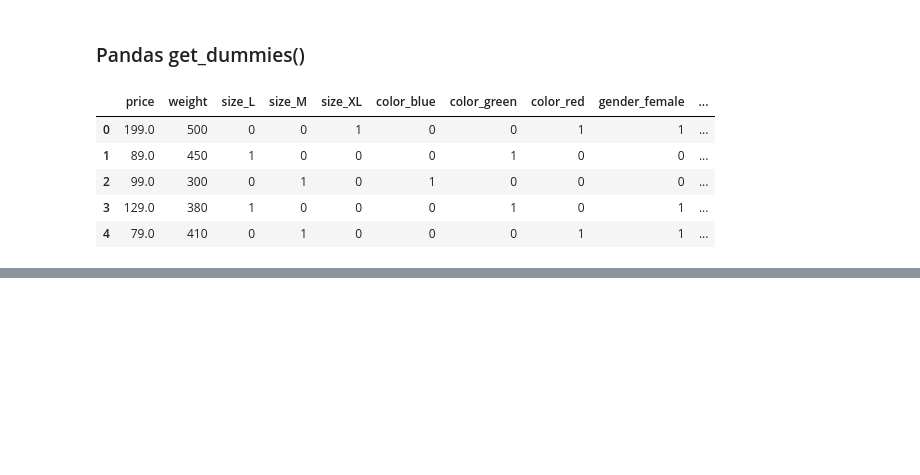
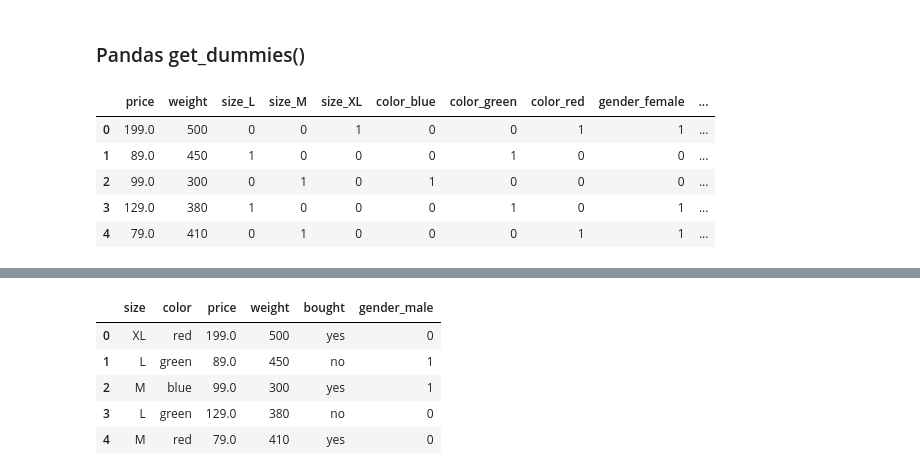
Before and after one commit to Piskorro/machine-learning-bootcamp, a Jupyter notebook: Copy_of_data_pre_processing.ipynb, the cells around one changed output, grey strips where cells are left out. Saved outputs shown, nothing was run; the diff lists cells and outputs as text; code cells hidden in the pictures; blank space fills up the shorter version.

```diff
--- a/Copy_of_data_pre_processing.ipynb
+++ b/Copy_of_data_pre_processing.ipynb
@@ -214,0 +233,9 @@ pd.get_dummies(data=df)
+# %%
+pd.get_dummies(data=df,drop_first=True,columns=['gender'])
+# %% [output]
+|  | size | color | price | weight | bought | gender_male |
+| 0 | XL | red | 199.0 | 500 | yes | 0 |
+| 1 | L | green | 89.0 | 450 | no | 1 |
+| 2 | M | blue | 99.0 | 300 | yes | 1 |
+| 3 | L | green | 129.0 | 380 | no | 0 |
+| 4 | M | red | 79.0 | 410 | yes | 0 |
```
Also changed, not shown: parts of 3 cells of this notebook.
